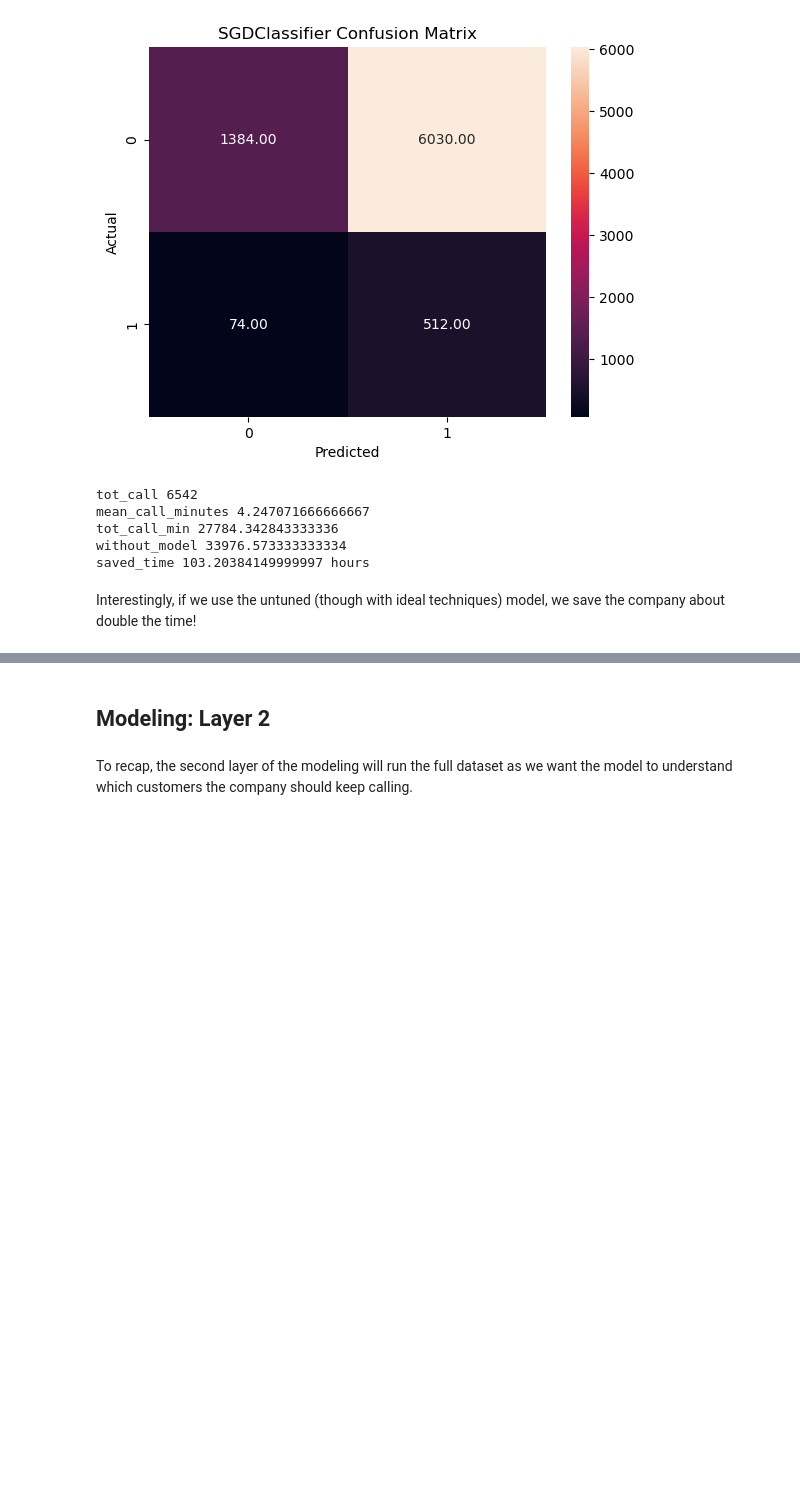
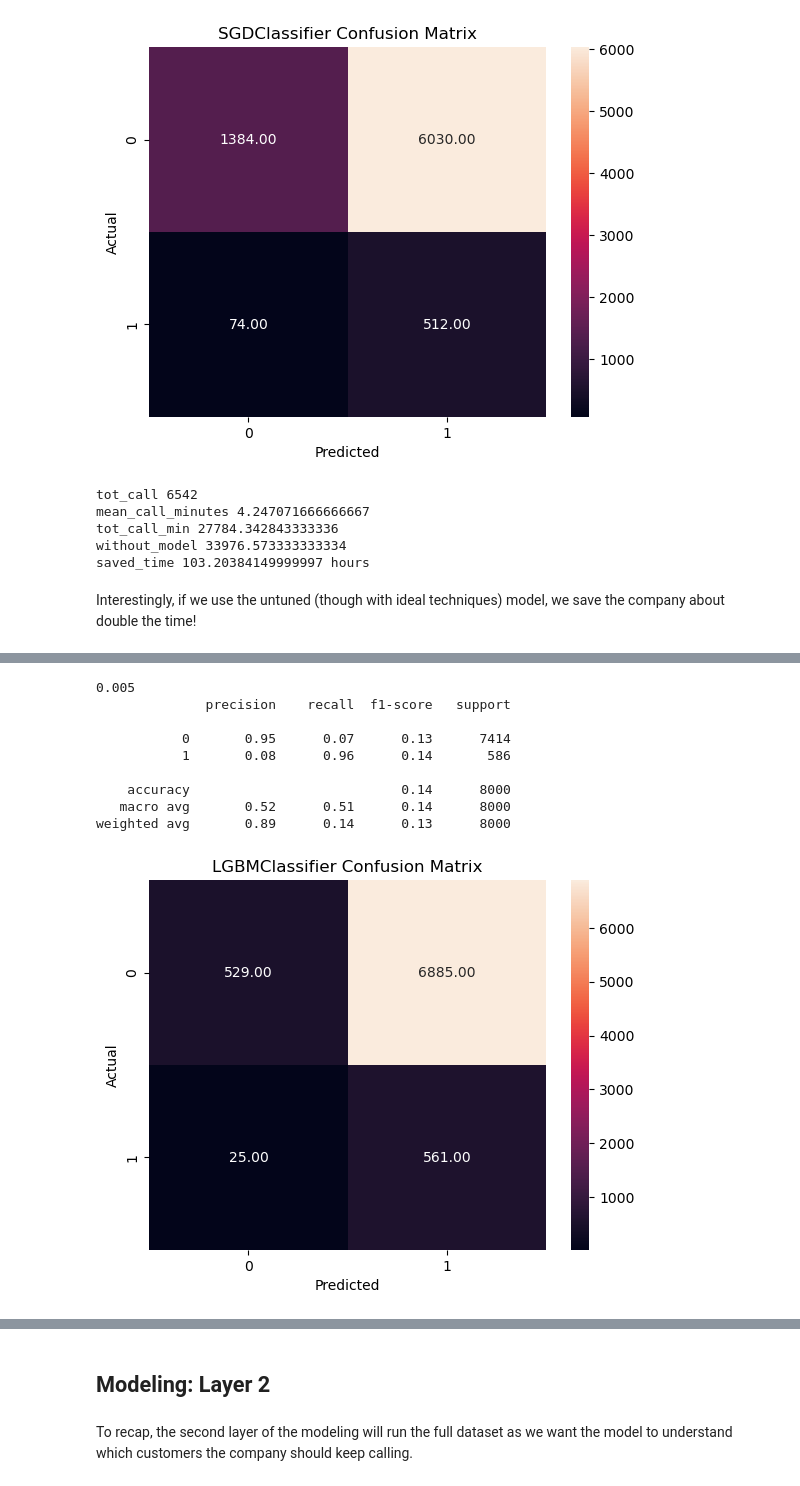
Before and after one commit to sralter/term_deposit_marketing, a Jupyter notebook: project2_modeling.ipynb, the cells around one changed output, grey strips where cells are left out. Drawn from its saved outputs; the diff is of its cells as text; code cells hidden in the pictures; blank space fills up the shorter version.

```diff
--- a/project2_modeling.ipynb
+++ b/project2_modeling.ipynb
@@ -1657,0 +1746,42 @@ Model: lgb
+# %%
+# Custom F2 scorer
+f2_scorer = make_scorer(fbeta_score, beta=2, average='weighted')
+
+# Resampling technique (e.g., SMOTETomek)
+smotetomek = SMOTETomek(random_state=seed)
+X_train_res, y_train_res = smotetomek.fit_resample(X_train_scaled, y_train)
+
+# Initialize model with balanced class weights
+model = RandomForestClassifier(class_weight='balanced', random_state=seed)
+
+# Train model
+model.fit(X_train_res, y_train_res)
+
+# Predict probabilities on test set for threshold adjustment
+y_probs = model.predict_proba(X_test_scaled)[:, 1]
+
+# Adjust threshold to optimize recall for class 1 while retaining reasonable recall for class 0
+optimal_threshold = 0.005  # Example threshold; adjust based on ROC analysis
+print(optimal_threshold)
+
+y_pred = (y_probs >= optimal_threshold).astype(int)
+
+# Evaluate the recall scores
+print(classification_report(y_test, y_pred))
+
+sns.heatmap(data=confusion_matrix(y_test,y_pred),annot=True,fmt='.2f')
+plt.title('LGBMClassifier Confusion Matrix')
+plt.xlabel('Predicted')
+plt.ylabel('Actual')
+plt.show()
+# %% [output]
+0.005
+              precision    recall  f1-score   support
+
+           0       0.95      0.07      0.13      7414
+           1       0.08      0.96      0.14       586
+
+    accuracy                           0.14      8000
+   macro avg       0.52      0.51      0.14      8000
+weighted avg       0.89      0.14      0.13      8000
+[figure, added]
```
Also changed, not shown: parts of 9 cells of this notebook.
